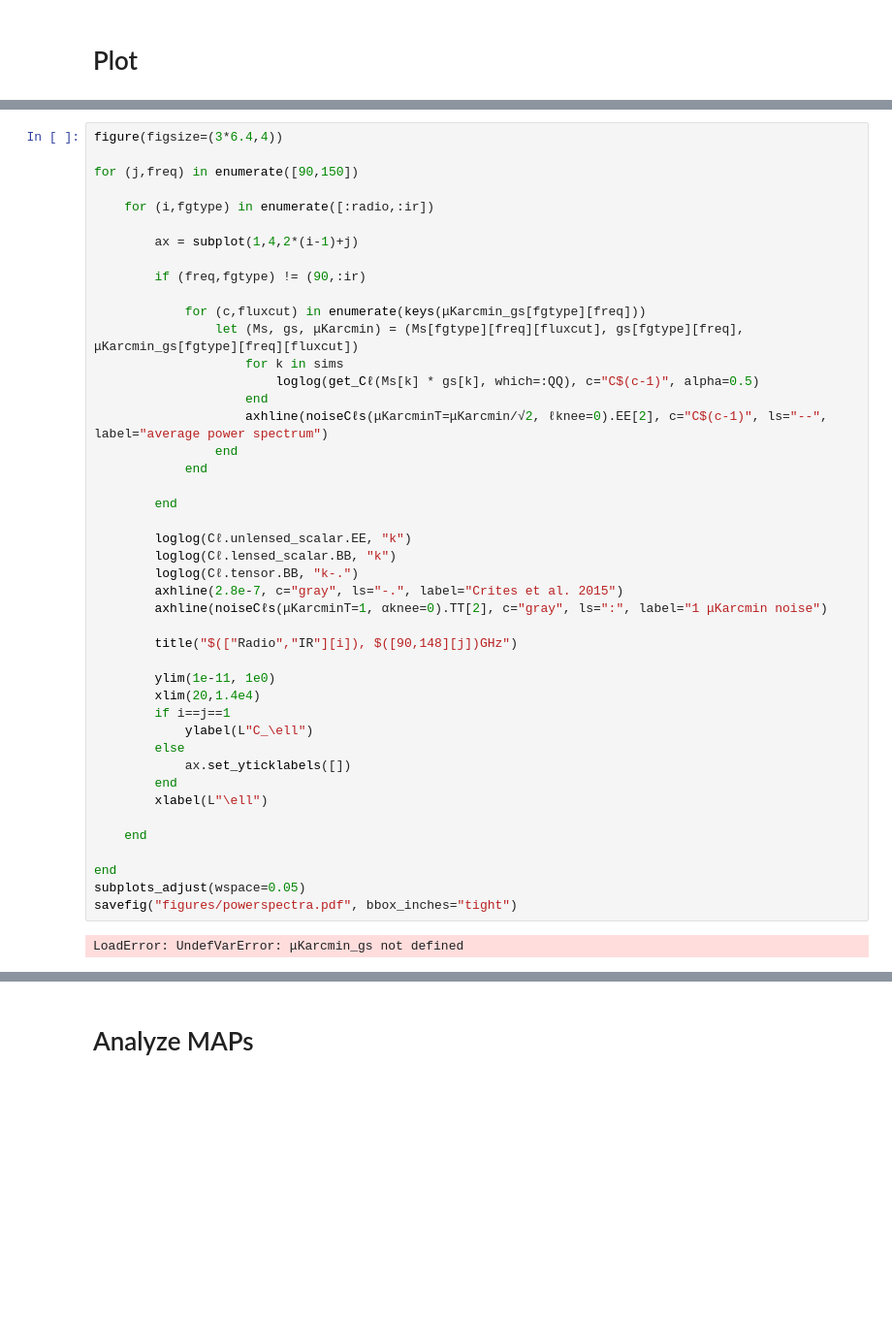
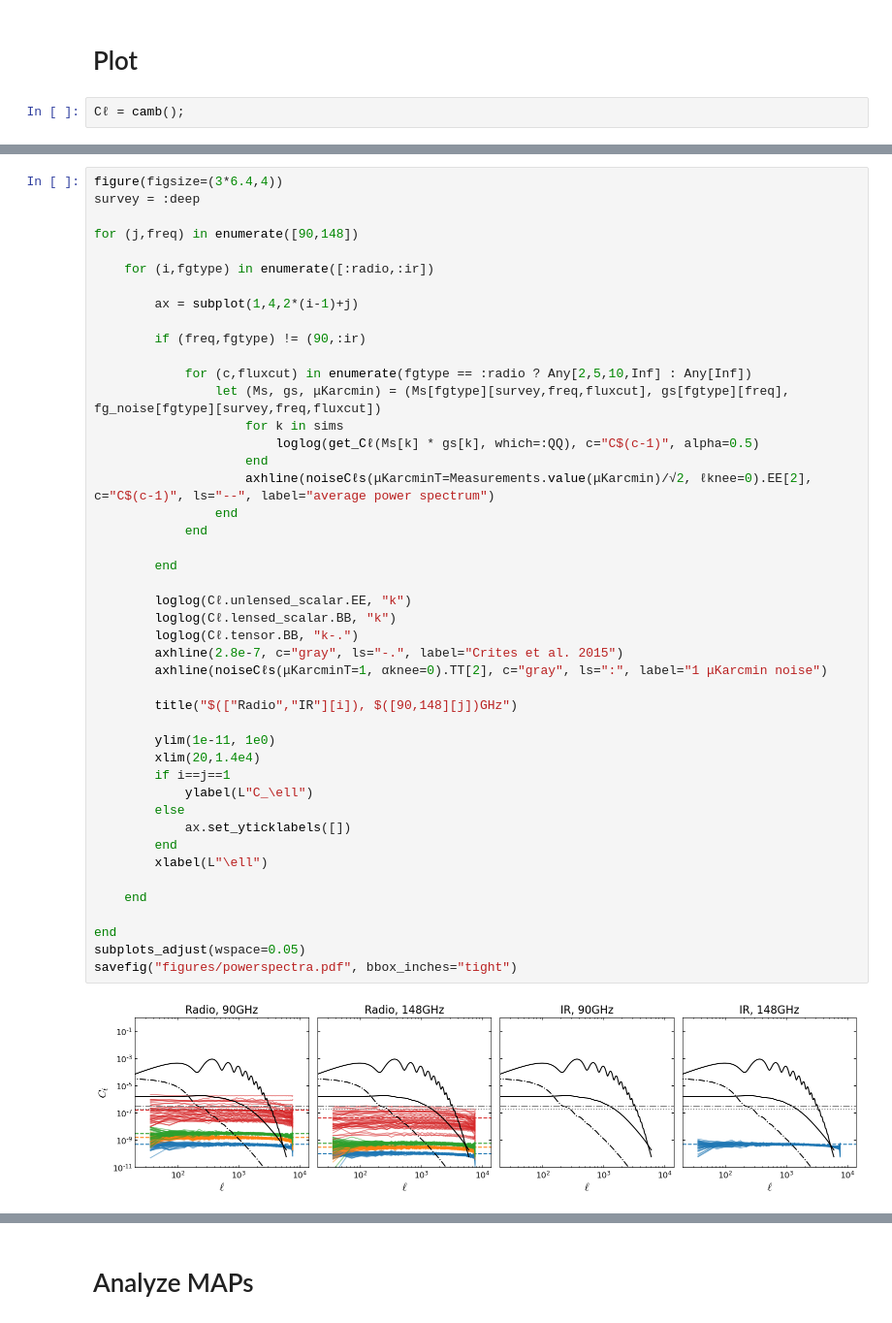
Before and after one commit to EmmanuelSchaan/SehgalRadioPolarizedSources, a Jupyter notebook: analyze_lensing.ipynb, the cells around one changed output, grey strips where cells are left out. Shown at 97% size. Drawn from its saved outputs; the diff is of its cells as text; blank space fills up the shorter version.

```diff
--- a/analyze_lensing.ipynb
+++ b/analyze_lensing.ipynb
@@ -62,3 +63,5 @@ OrderedDict{Tuple{Symbol, Int64, Real}, Union{Nothing, Measurements.Measurement{
   (:wide, 148, Inf) => 0.6734±0.0029
 # %% [markdown]
 # Plot
+# %%
+Cℓ = camb();
@@ -65,7 +78,8 @@ OrderedDict{Tuple{Symbol, Int64, Real}, Union{Nothing, Measurements.Measurement{
 # %%
 figure(figsize=(3*6.4,4))
+survey = :deep
 
-for (j,freq) in enumerate([90,150])
+for (j,freq) in enumerate([90,148])
 
     for (i,fgtype) in enumerate([:radio,:ir])
 
@@ -73,38 +87,38 @@ for (j,freq) in enumerate([90,150])
 
         if (freq,fgtype) != (90,:ir)
 
-            for (c,fluxcut) in enumerate(keys(μKarcmin_gs[fgtype][freq]))
-                let (Ms, gs, μKarcmin) = (Ms[fgtype][freq][fluxcut], gs[fgtype][freq], μKarcmin_gs[fgtype][freq][fluxcut])
+            for (c,fluxcut) in enumerate(fgtype == :radio ? Any[2,5,10,Inf] : Any[Inf])
+                let (Ms, gs, μKarcmin) = (Ms[fgtype][survey,freq,fluxcut], gs[fgtype][freq], fg_noise[fgtype][survey,freq,fluxcut])
                     for k in sims
                         loglog(get_Cℓ(Ms[k] * gs[k], which=:QQ), c="C$(c-1)", alpha=0.5)
                     end
-                    axhline(noiseCℓs(μKarcminT=μKarcmin/√2, ℓknee=0).EE[2], c="C$(c-1)", ls="--", label="average power spectrum")
+                    axhline(noiseCℓs(μKarcminT=Measurements.value(μKarcmin)/√2, ℓknee=0).EE[2], c="C$(c-1)", ls="--", label="average power spectrum")
                 end
             end
 
         end
 
         loglog(Cℓ.unlensed_scalar.EE, "k")
         loglog(Cℓ.lensed_scalar.BB, "k")
         loglog(Cℓ.tensor.BB, "k-.")
         axhline(2.8e-7, c="gray", ls="-.", label="Crites et al. 2015")
         axhline(noiseCℓs(μKarcminT=1, αknee=0).TT[2], c="gray", ls=":", label="1 μKarcmin noise")
 
         title("$(["Radio","IR"][i]), $([90,148][j])GHz")
 
         ylim(1e-11, 1e0)
         xlim(20,1.4e4)
         if i==j==1
             ylabel(L"C_\ell")
         else
             ax.set_yticklabels([])
         end
         xlabel(L"\ell")
 
     end
 
 end
 subplots_adjust(wspace=0.05)
 savefig("figures/powerspectra.pdf", bbox_inches="tight")
 # %% [output]
-LoadError: UndefVarError: μKarcmin_gs not defined
+[figure, added]
```
Also changed, not shown: parts of 30 cells of this notebook, 1 other file.
